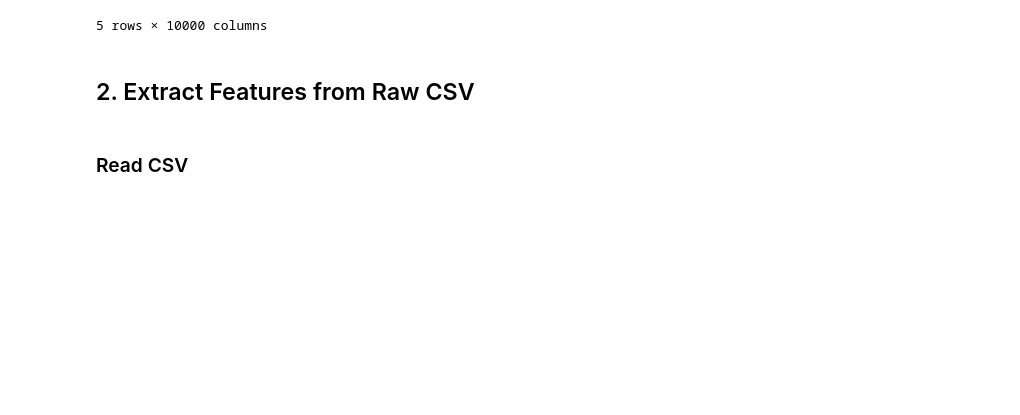
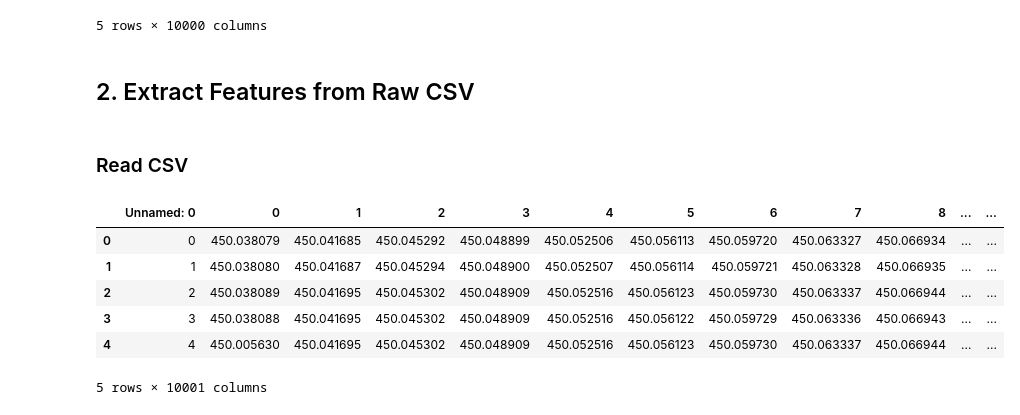
Before and after one commit to gettodaze/CS532-Final-Project, a Jupyter notebook: Final Project Activity.ipynb, the cells around one changed output. Drawn from its saved outputs; the diff is of its cells as text; code cells hidden in the pictures; blank space fills up the shorter version.

```diff
--- a/Final Project Activity.ipynb
+++ b/Final Project Activity.ipynb
@@ -132,4 +132,14 @@ df_mass, df_intensities = read_data()
 # GET NUMBER OF PIXELS, NOTE COLUMN VECTORS ARE FEATURES (IE PIXELS)
 pixel_count = len(df_mass.columns)
 master_df = pd.DataFrame()
+# %%
+df_mass.head()
+# %% [output]
+|  | Unnamed: 0 | 0 | 1 | 2 | 3 | 4 | 5 | 6 | 7 | 8 | ... | ... |
+| 0 | 0 | 450.038079 | 450.041685 | 450.045292 | 450.048899 | 450.052506 | 450.056113 | 450.059720 | 450.063327 | 450.066934 | ... | ... |
+| 1 | 1 | 450.038080 | 450.041687 | 450.045294 | 450.048900 | 450.052507 | 450.056114 | 450.059721 | 450.063328 | 450.066935 | ... | ... |
+| 2 | 2 | 450.038089 | 450.041695 | 450.045302 | 450.048909 | 450.052516 | 450.056123 | 450.059730 | 450.063337 | 450.066944 | ... | ... |
+| 3 | 3 | 450.038088 | 450.041695 | 450.045302 | 450.048909 | 450.052516 | 450.056122 | 450.059729 | 450.063336 | 450.066943 | ... | ... |
+| 4 | 4 | 450.005630 | 450.041695 | 450.045302 | 450.048909 | 450.052516 | 450.056123 | 450.059730 | 450.063337 | 450.066944 | ... | ... |
+5 rows × 10001 columns
 # %%
```
Also changed, not shown: parts of 4 cells of this notebook, 2 other files.
